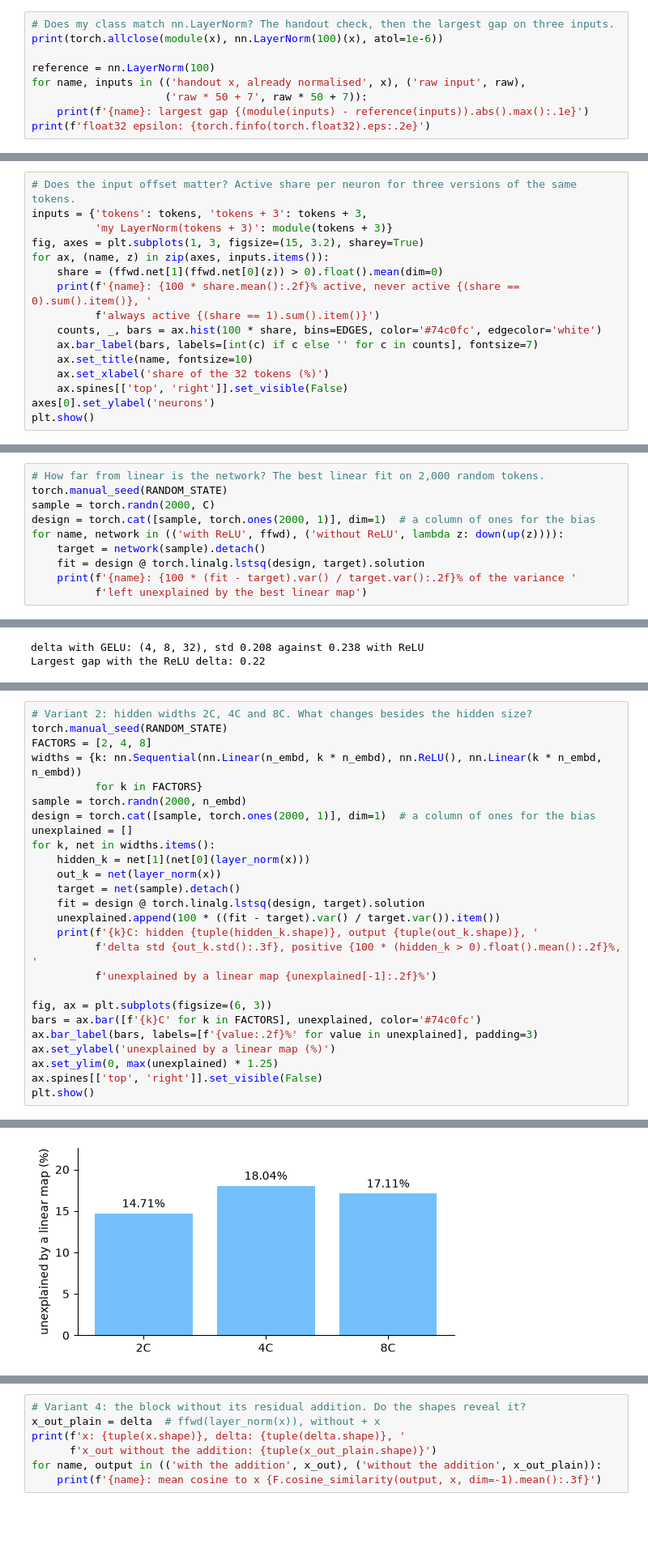
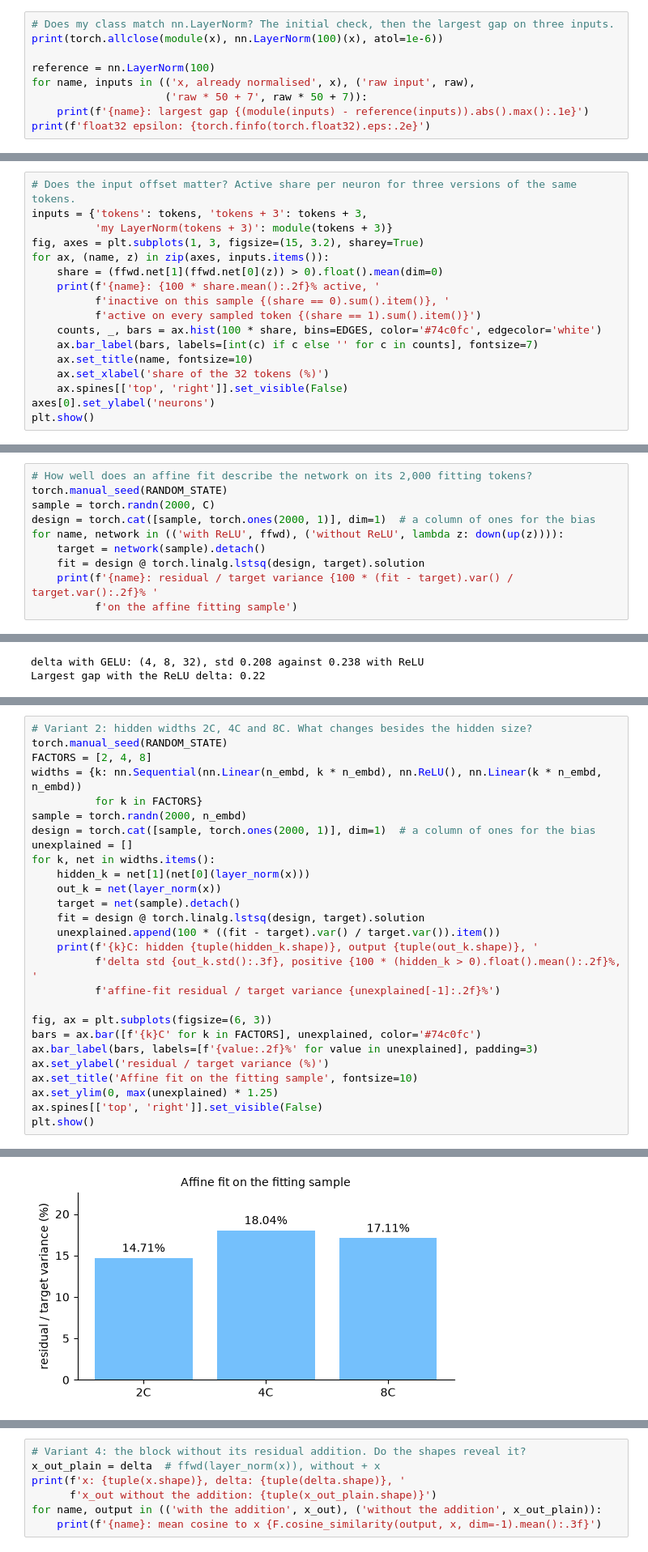
Before and after one commit to mcrayssac/ING3_IAA_GB_NLP, a Jupyter notebook: TP3_transformers.ipynb, the cells around one changed output, grey strips where cells are left out. Shown at 81% size. Saved outputs shown, nothing was run; the diff lists cells and outputs as text; blank space fills up the shorter version.

```diff
--- a/TP3_transformers.ipynb
+++ b/TP3_transformers.ipynb
@@ -396,9 +455,9 @@ A batch holds unrelated sequences, so the output of one sequence should not depe
 # %%
-# Does my class match nn.LayerNorm? The handout check, then the largest gap on three inputs.
+# Does my class match nn.LayerNorm? The initial check, then the largest gap on three inputs.
 print(torch.allclose(module(x), nn.LayerNorm(100)(x), atol=1e-6))
 
 reference = nn.LayerNorm(100)
-for name, inputs in (('handout x, already normalised', x), ('raw input', raw),
+for name, inputs in (('x, already normalised', x), ('raw input', raw),
                      ('raw * 50 + 7', raw * 50 + 7)):
     print(f'{name}: largest gap {(module(inputs) - reference(inputs)).abs().max():.1e}')
 print(f'float32 epsilon: {torch.finfo(torch.float32).eps:.2e}')
@@ -531,8 +641,9 @@ inputs = {'tokens': tokens, 'tokens + 3': tokens + 3,
 fig, axes = plt.subplots(1, 3, figsize=(15, 3.2), sharey=True)
 for ax, (name, z) in zip(axes, inputs.items()):
     share = (ffwd.net[1](ffwd.net[0](z)) > 0).float().mean(dim=0)
-    print(f'{name}: {100 * share.mean():.2f}% active, never active {(share == 0).sum().item()}, '
-          f'always active {(share == 1).sum().item()}')
+    print(f'{name}: {100 * share.mean():.2f}% active, '
+          f'inactive on this sample {(share == 0).sum().item()}, '
+          f'active on every sampled token {(share == 1).sum().item()}')
     counts, _, bars = ax.hist(100 * share, bins=EDGES, color='#74c0fc', edgecolor='white')
     ax.bar_label(bars, labels=[int(c) if c else '' for c in counts], fontsize=7)
     ax.set_title(name, fontsize=10)
@@ -619,11 +736,11 @@ I want to measure how far the ReLU takes the network from a linear map.
 # %%
-# How far from linear is the network? The best linear fit on 2,000 random tokens.
+# How well does an affine fit describe the network on its 2,000 fitting tokens?
 torch.manual_seed(RANDOM_STATE)
 sample = torch.randn(2000, C)
 design = torch.cat([sample, torch.ones(2000, 1)], dim=1)  # a column of ones for the bias
 for name, network in (('with ReLU', ffwd), ('without ReLU', lambda z: down(up(z)))):
     target = network(sample).detach()
     fit = design @ torch.linalg.lstsq(design, target).solution
-    print(f'{name}: {100 * (fit - target).var() / target.var():.2f}% of the variance '
-          f'left unexplained by the best linear map')
+    print(f'{name}: residual / target variance {100 * (fit - target).var() / target.var():.2f}% '
+          f'on the affine fitting sample')
 # %% [output]
@@ -878,12 +1055,13 @@ for k, net in widths.items():
     unexplained.append(100 * ((fit - target).var() / target.var()).item())
     print(f'{k}C: hidden {tuple(hidden_k.shape)}, output {tuple(out_k.shape)}, '
           f'delta std {out_k.std():.3f}, positive {100 * (hidden_k > 0).float().mean():.2f}%, '
-          f'unexplained by a linear map {unexplained[-1]:.2f}%')
+          f'affine-fit residual / target variance {unexplained[-1]:.2f}%')
 
 fig, ax = plt.subplots(figsize=(6, 3))
 bars = ax.bar([f'{k}C' for k in FACTORS], unexplained, color='#74c0fc')
 ax.bar_label(bars, labels=[f'{value:.2f}%' for value in unexplained], padding=3)
-ax.set_ylabel('unexplained by a linear map (%)')
+ax.set_ylabel('residual / target variance (%)')
+ax.set_title('Affine fit on the fitting sample', fontsize=10)
 ax.set_ylim(0, max(unexplained) * 1.25)
 ax.spines[['top', 'right']].set_visible(False)
 plt.show()
@@ -894,2 +1072,2 @@ plt.show()
-[figure, old version]
+[figure, new version]
 # %% [markdown]
```
Also changed, not shown: parts of 82 cells of this notebook, 16 other files.
